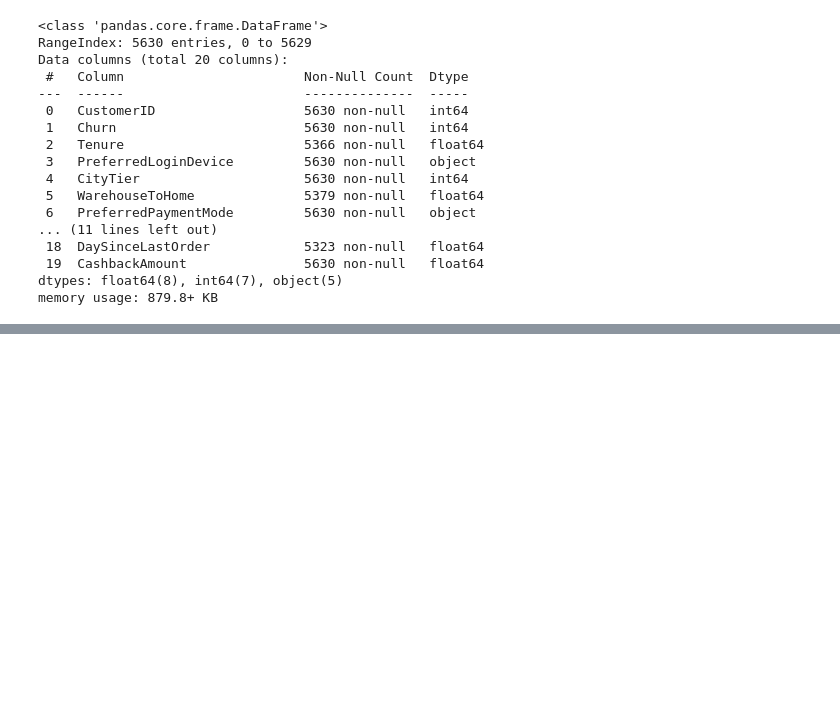
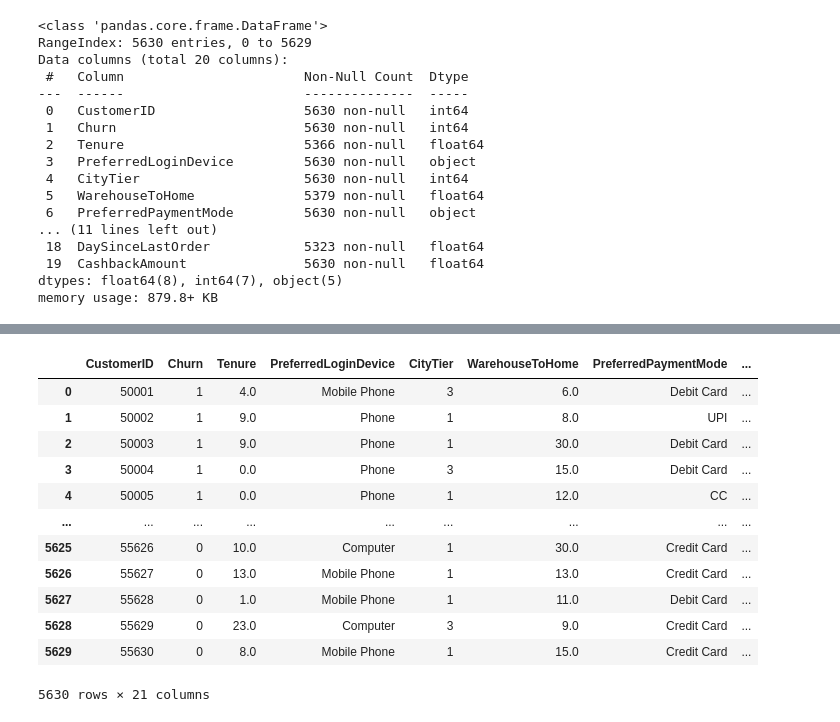
Before and after one commit to MohamedAshraf7122/Customer-Churn-Prediction-and-Analysis, a Jupyter notebook: Main 83.ipynb, the cells around one changed output, grey strips where cells are left out. Cells and saved outputs as stored; diff of their text form; code cells hidden in the pictures; blank space fills up the shorter version.

```diff
--- a/Main 83.ipynb
+++ b/Main 83.ipynb
@@ -85,0 +208,3 @@ memory usage: 879.8+ KB
+# %%
+OrderCount_mean = ecomerce_df['OrderCount'].mean()
+print(OrderCount_mean)
@@ -85,0 +213,5 @@ memory usage: 879.8+ KB
+# %%
+ecomerce_df['OrderCount'].fillna(OrderCount_mean, inplace=True)
+# %%
+DaySinceLastOrder_median = ecomerce_df['DaySinceLastOrder'].median()
+print(DaySinceLastOrder_median)
@@ -85,0 +220,2 @@ memory usage: 879.8+ KB
+# %%
+ecomerce_df['DaySinceLastOrder'].fillna(DaySinceLastOrder_median, inplace=True)
@@ -85,0 +229,16 @@ memory usage: 879.8+ KB
+# %%
+ecomerce_df
+# %% [output]
+|  | CustomerID | Churn | Tenure | PreferredLoginDevice | CityTier | WarehouseToHome | PreferredPaymentMode | ... |
+| 0 | 50001 | 1 | 4.0 | Mobile Phone | 3 | 6.0 | Debit Card | ... |
+| 1 | 50002 | 1 | 9.0 | Phone | 1 | 8.0 | UPI | ... |
+| 2 | 50003 | 1 | 9.0 | Phone | 1 | 30.0 | Debit Card | ... |
+| 3 | 50004 | 1 | 0.0 | Phone | 3 | 15.0 | Debit Card | ... |
+| 4 | 50005 | 1 | 0.0 | Phone | 1 | 12.0 | CC | ... |
+| ... | ... | ... | ... | ... | ... | ... | ... | ... |
+| 5625 | 55626 | 0 | 10.0 | Computer | 1 | 30.0 | Credit Card | ... |
+| 5626 | 55627 | 0 | 13.0 | Mobile Phone | 1 | 13.0 | Credit Card | ... |
+| 5627 | 55628 | 0 | 1.0 | Mobile Phone | 1 | 11.0 | Debit Card | ... |
+| 5628 | 55629 | 0 | 23.0 | Computer | 3 | 9.0 | Credit Card | ... |
+| 5629 | 55630 | 0 | 8.0 | Mobile Phone | 1 | 15.0 | Credit Card | ... |
+5630 rows × 21 columns
```
Also changed, not shown: parts of 18 cells of this notebook.
